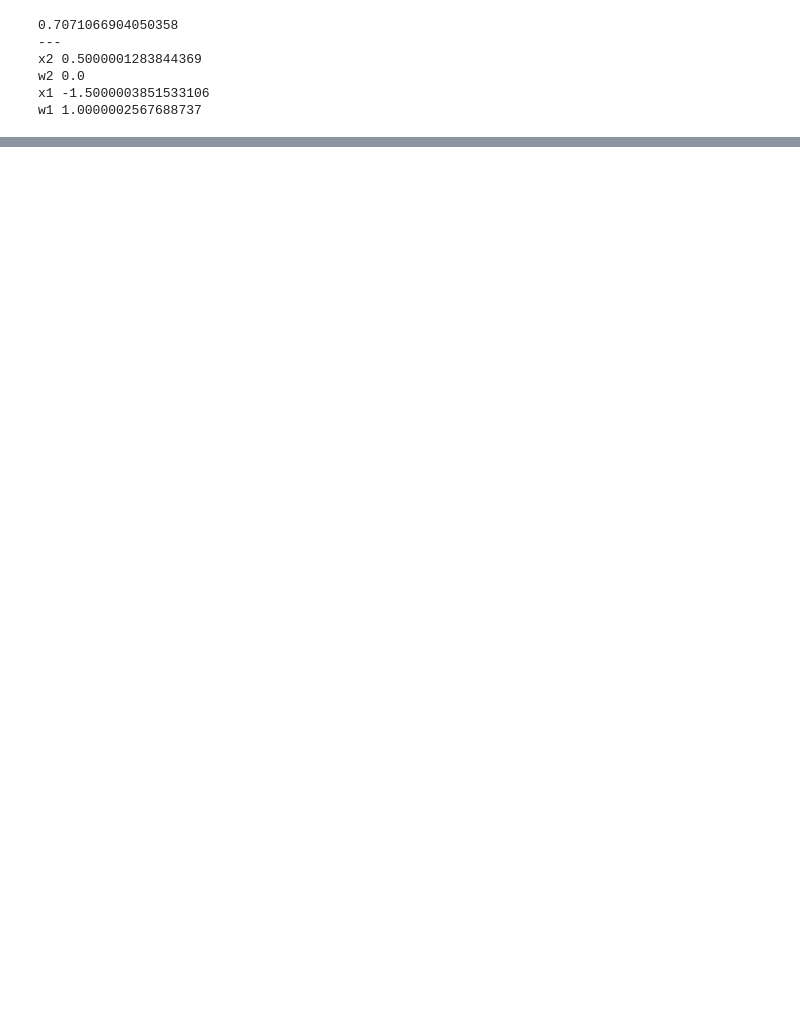
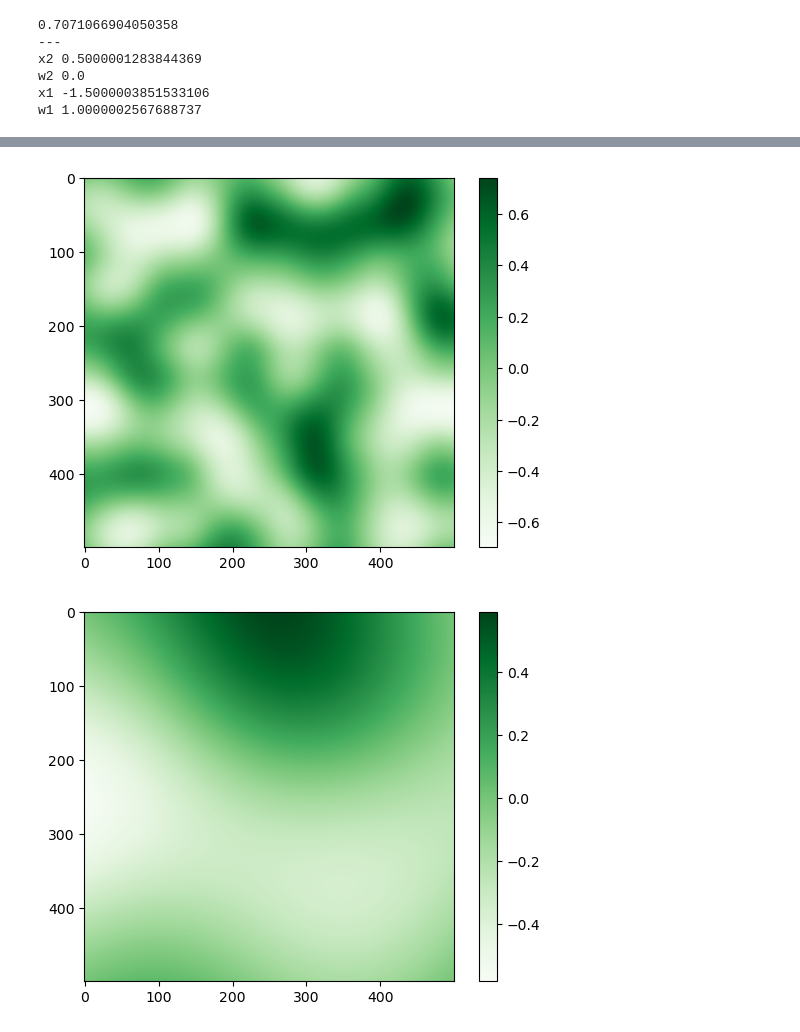
Before and after one commit to danielway/nn, a Jupyter notebook: grad_descent.ipynb, the cells around one changed output, grey strips where cells are left out. Drawn from its saved outputs; the diff is of its cells as text; code cells hidden in the pictures; blank space fills up the shorter version.

Commit message:
feat(grad_descent): add own model implementation

```diff
--- a/grad_descent.ipynb
+++ b/grad_descent.ipynb
@@ -188,0 +189,26 @@ ypred
+# %%
+# scenario: a model is trained to determine good landing locations for a helicopter
+# inputs: for some point on a grid:
+#   the avg. foliage of it and surround cells
+#   the solidity of the ground
+# output: a score for how good of a landing location it is
+
+# we can generate a random "map" with perlin noise, randomly select from it for training,
+# and render the model's overall recommendations for the map
+
+from perlin_numpy import (
+    generate_perlin_noise_2d, generate_fractal_noise_2d
+)
+
+foliage_truth = generate_perlin_noise_2d((500, 500), (4, 4))
+plt.imshow(foliage_truth, cmap='Greens', interpolation='lanczos')
+plt.colorbar()
+
+solidity_truth = generate_fractal_noise_2d((500, 500), (1, 1), 1)
+plt.figure()
+plt.imshow(solidity_truth, cmap='Greens', interpolation='lanczos')
+plt.colorbar()
+plt.show()
+# %% [output]
+[figure, added]
+[figure, added]
```
Also changed, not shown: parts of 6 cells of this notebook.
